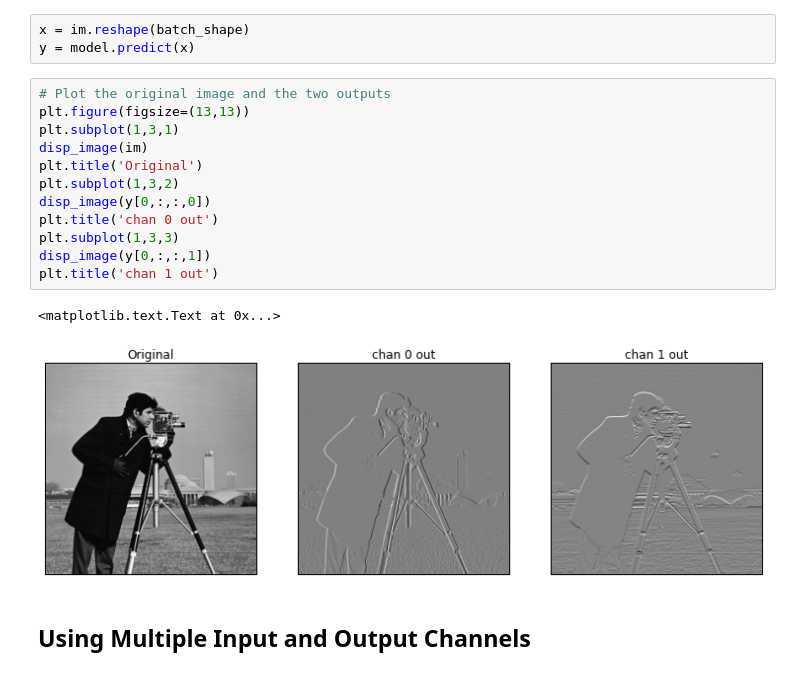
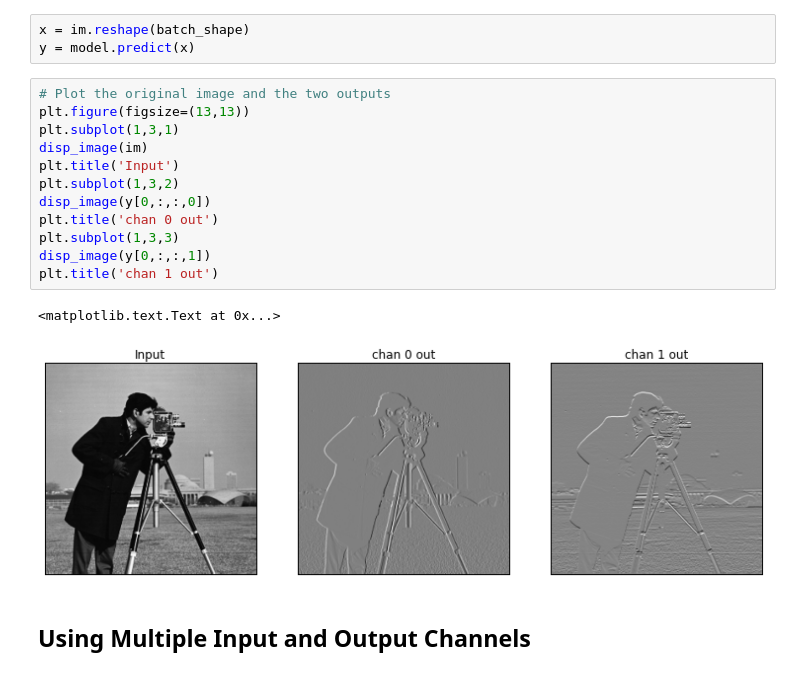
Before and after one commit to sdrangan/introml, a Jupyter notebook: unit08_cnn/demo08_1_convolutions.ipynb, the cells around one changed output. Drawn from its saved outputs; the diff is of its cells as text.

```diff
--- a/cnn/convolutions.ipynb
+++ b/unit08_cnn/demo08_1_convolutions.ipynb
@@ -216,18 +214,18 @@ y = model.predict(x)
 # %%
 # Plot the original image and the two outputs
 plt.figure(figsize=(13,13))
 plt.subplot(1,3,1)
 disp_image(im)
-plt.title('Original')
+plt.title('Input')
 plt.subplot(1,3,2)
 disp_image(y[0,:,:,0])
 plt.title('chan 0 out')
 plt.subplot(1,3,3)
 disp_image(y[0,:,:,1])
 plt.title('chan 1 out')
 # %% [output]
 <matplotlib.text.Text at 0x...>
-[figure, old version]
+[figure, new version]
 # %% [markdown]
 ## Using Multiple Input and Output Channels
 # %% [markdown]
```
Also changed, not shown: parts of 4 cells of this notebook, 6 other files.
